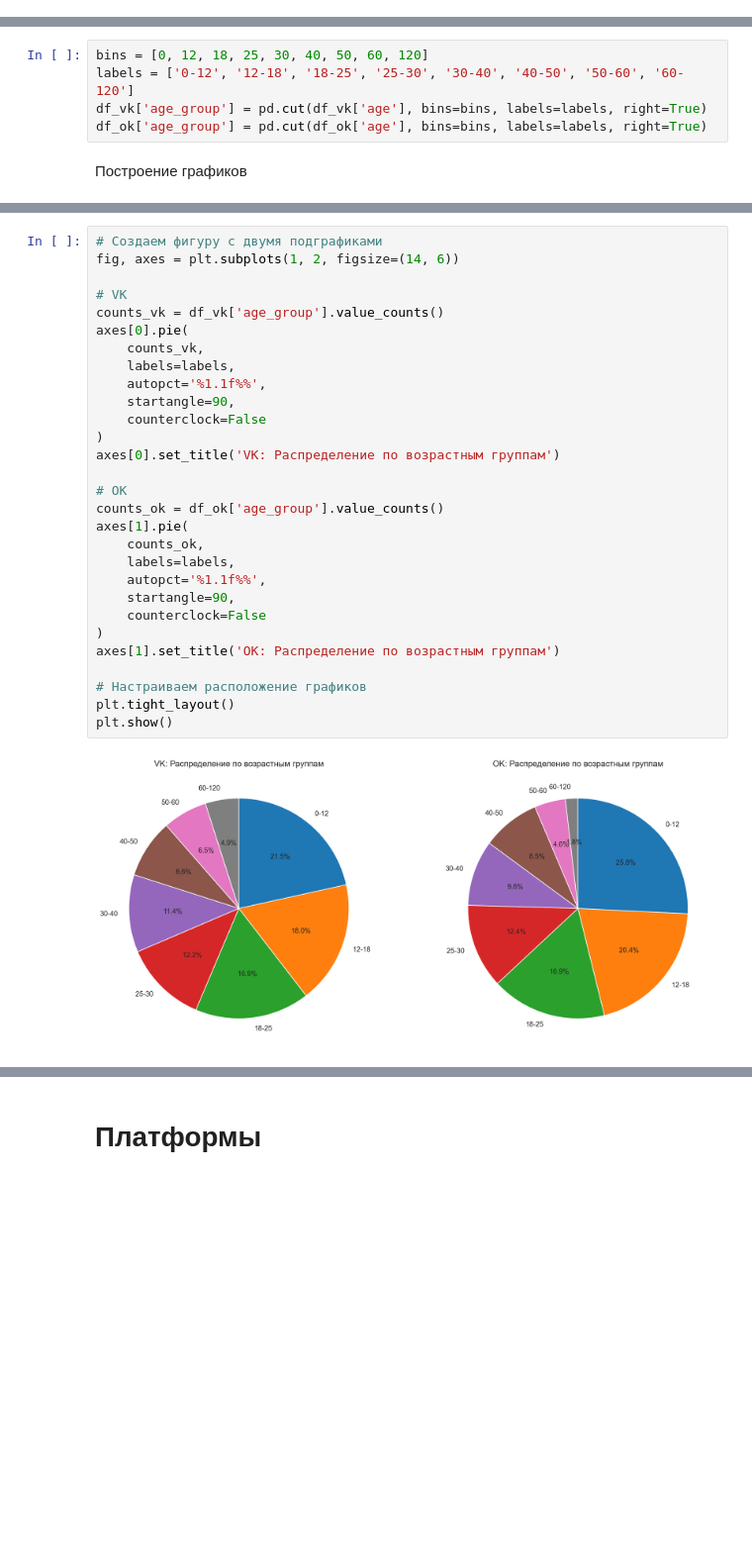
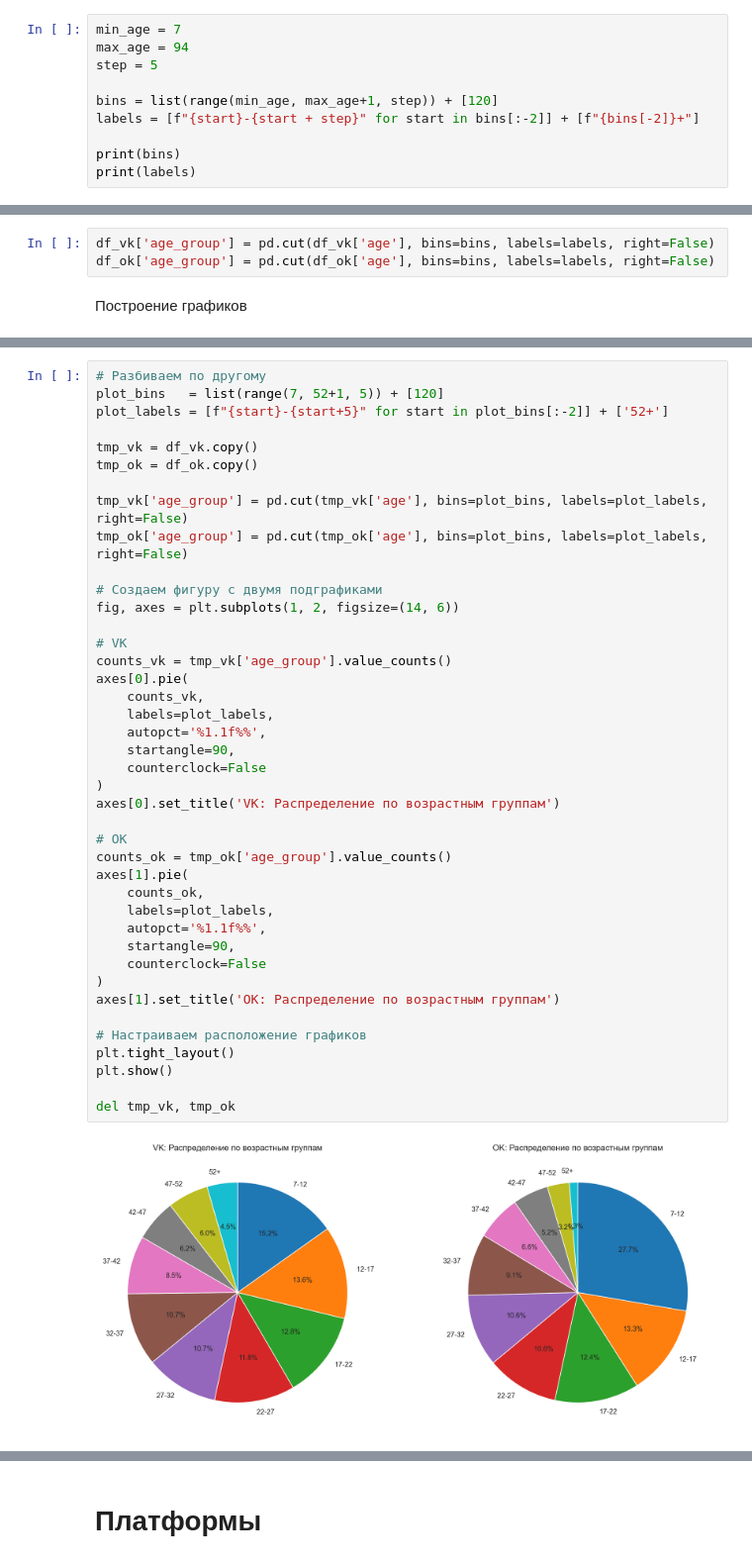
Before and after one commit to Envicta25/vk-ok-games-analysis, a Jupyter notebook: vk_case1.ipynb, the cells around one changed output, grey strips where cells are left out. Shown at 99% size. Cells and saved outputs as stored; diff of their text form; blank space fills up the shorter version.

```diff
--- a/vk_case1.ipynb
+++ b/vk_case1.ipynb
@@ -106,3 +106,13 @@ Null значений в датасете ОК менее 0.2% поэтому и
 df_ok.dropna(subset=['age'], inplace=True)
 # %% [markdown]
 Разбиение на группы
+# %%
+min_age = 7
+max_age = 94
+step = 5
+
+bins = list(range(min_age, max_age+1, step)) + [120]
+labels = [f"{start}-{start + step}" for start in bins[:-2]] + [f"{bins[-2]}+"]
+
+print(bins)
+print(labels)
@@ -109,8 +122,6 @@ df_ok.dropna(subset=['age'], inplace=True)
 # %%
-bins = [0, 12, 18, 25, 30, 40, 50, 60, 120]
-labels = ['0-12', '12-18', '18-25', '25-30', '30-40', '40-50', '50-60', '60-120']
-df_vk['age_group'] = pd.cut(df_vk['age'], bins=bins, labels=labels, right=True)
-df_ok['age_group'] = pd.cut(df_ok['age'], bins=bins, labels=labels, right=True)
+df_vk['age_group'] = pd.cut(df_vk['age'], bins=bins, labels=labels, right=False)
+df_ok['age_group'] = pd.cut(df_ok['age'], bins=bins, labels=labels, right=False)
 # %% [markdown]
 Построение графиков
 # %%
@@ -142,31 +151,43 @@ plt.show()
 # %%
+# Разбиваем по другому
+plot_bins   = list(range(7, 52+1, 5)) + [120]
+plot_labels = [f"{start}-{start+5}" for start in plot_bins[:-2]] + ['52+']
+
+tmp_vk = df_vk.copy()
+tmp_ok = df_ok.copy()
+
+tmp_vk['age_group'] = pd.cut(tmp_vk['age'], bins=plot_bins, labels=plot_labels, right=False)
+tmp_ok['age_group'] = pd.cut(tmp_ok['age'], bins=plot_bins, labels=plot_labels, right=False)
+
 # Создаем фигуру с двумя подграфиками
 fig, axes = plt.subplots(1, 2, figsize=(14, 6))
 
 # VK
-counts_vk = df_vk['age_group'].value_counts()
+counts_vk = tmp_vk['age_group'].value_counts()
 axes[0].pie(
     counts_vk,
-    labels=labels,
+    labels=plot_labels,
     autopct='%1.1f%%',
     startangle=90,
     counterclock=False
 )
 axes[0].set_title('VK: Распределение по возрастным группам')
 
 # OK
-counts_ok = df_ok['age_group'].value_counts()
+counts_ok = tmp_ok['age_group'].value_counts()
 axes[1].pie(
     counts_ok,
-    labels=labels,
+    labels=plot_labels,
     autopct='%1.1f%%',
     startangle=90,
     counterclock=False
 )
 axes[1].set_title('OK: Распределение по возрастным группам')
 
 # Настраиваем расположение графиков
 plt.tight_layout()
 plt.show()
+
+del tmp_vk, tmp_ok
 # %% [output]
-[figure, old version]
+[figure, new version]
```
Also changed, not shown: parts of 28 cells of this notebook.
